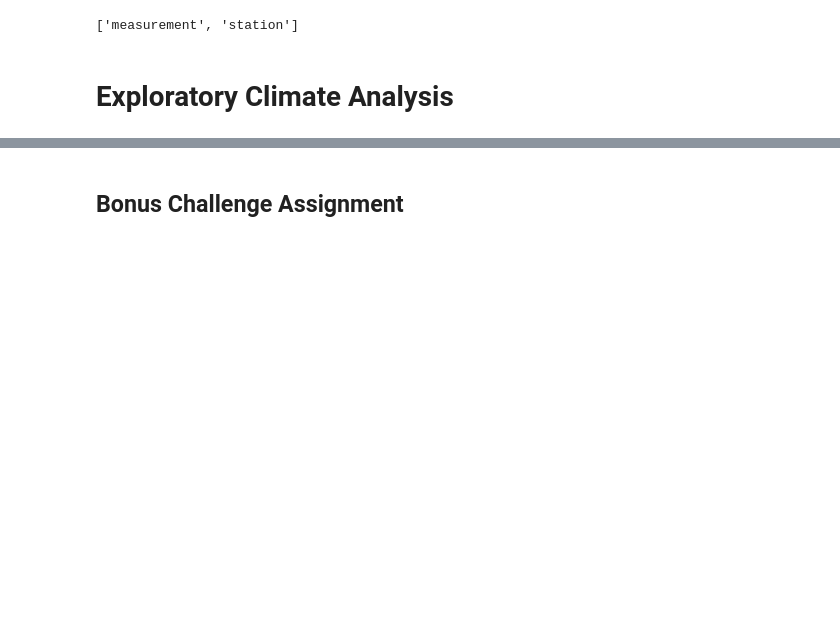
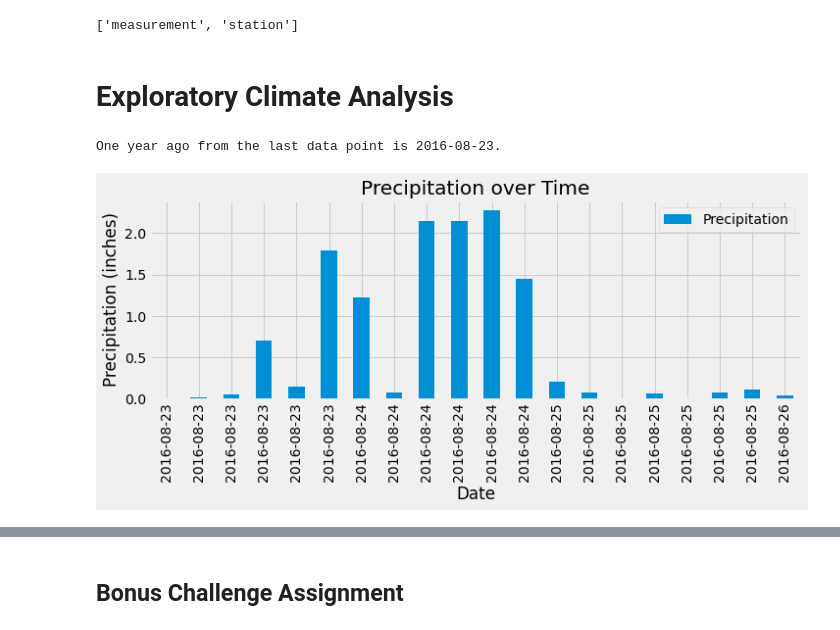
Before and after one commit to grand42/Climate_Analysis, a Jupyter notebook: climate_starter.ipynb, the cells around one changed output, grey strips where cells are left out. Saved outputs shown, nothing was run; the diff lists cells and outputs as text; code cells hidden in the pictures; blank space fills up the shorter version.

Commit message:
Plot Precipitation over time

```diff
--- a/climate_starter.ipynb
+++ b/climate_starter.ipynb
@@ -31,8 +31,8 @@ Base.classes.keys()
 ['measurement', 'station']
 # %%
 # Save references to each table
-Measurement = Base.classes.measurement
-Station = Base.classes.station
+Measurements = Base.classes.measurement
+Stations = Base.classes.station
 # %%
 # Create our session (link) from Python to the DB
 session = Session(engine)
@@ -41,14 +41,33 @@ session = Session(engine)
 # %%
 # Design a query to retrieve the last 12 months of precipitation data and plot the results
 
 # Calculate the date 1 year ago from the last data point in the database
+recent_date = session.query(Measurements.date).order_by(Measurements.date.desc()).first()
+(last_point,) = recent_date
+last_point = dt.datetime.strptime(last_point, '%Y-%m-%d')
+last_point = last_point.date()
+one_year = last_point-dt.timedelta(days=365)
+print(f"One year ago from the last data point is {one_year}.")
 
 # Perform a query to retrieve the data and precipitation scores
-
+Data = session.query(Measurements.date,Measurements.prcp).\
+    filter(Measurements.date>=one_year).all()
 # Save the query results as a Pandas DataFrame and set the index to the date column
-
+Data_df = pd.DataFrame(Data, columns = ['Date', 'Precipitation']).set_index('Date')
+# Drop null values (if any).
+Data_df = Data_df.dropna(how="any")
 # Sort the dataframe by date
-
+Data_df = Data_df.sort_values(by=['Date'])
+Data_df.head()
 # Use Pandas Plotting with Matplotlib to plot the data
+Rain_plot = Data_df.plot(kind='bar', title="Precipitation over Time", figsize=(10,5), legend=True)
+plt.tight_layout()
+Rain_plot.grid(zorder=1)
+Rain_plot.set_xlabel("Date")
+Rain_plot.set_ylabel("Precipitation (inches)")
+plt.show()
+# %% [output]
+One year ago from the last data point is 2016-08-23.
+[figure, added]
 # %%
 # Use Pandas to calcualte the summary statistics for the precipitation data
```
Also changed, not shown: parts of 4 cells of this notebook.
